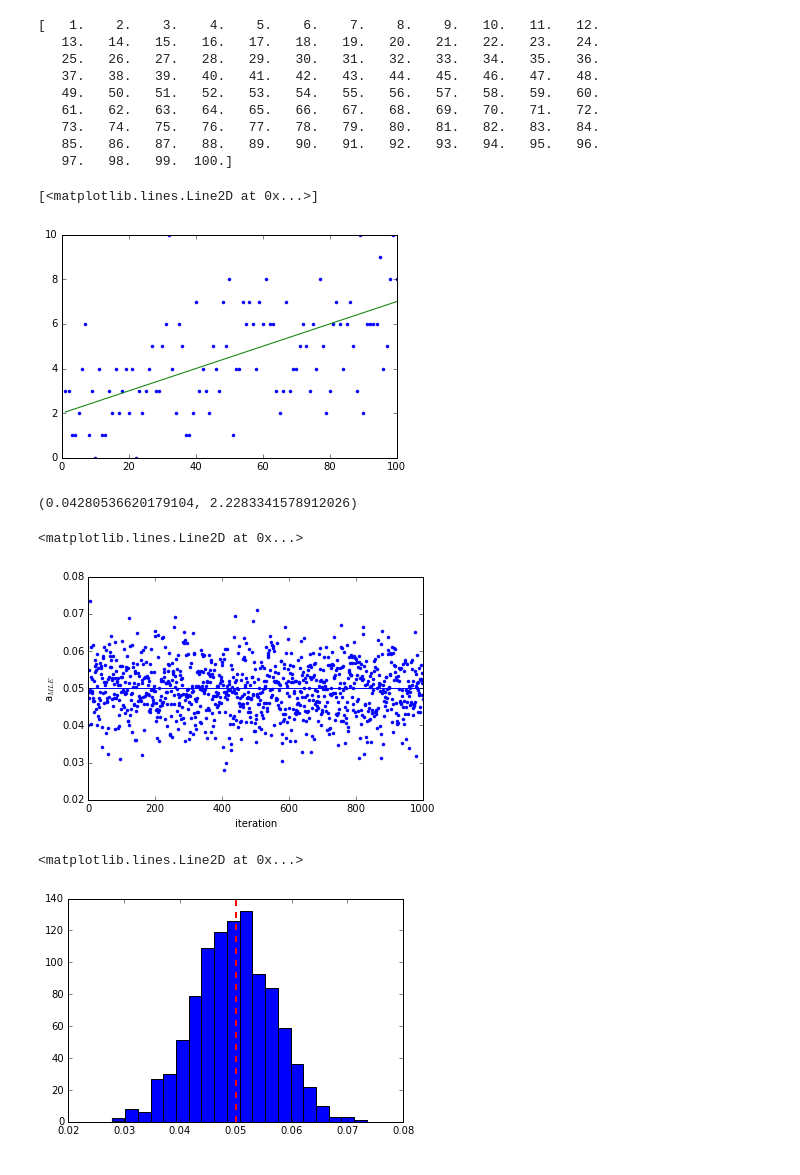
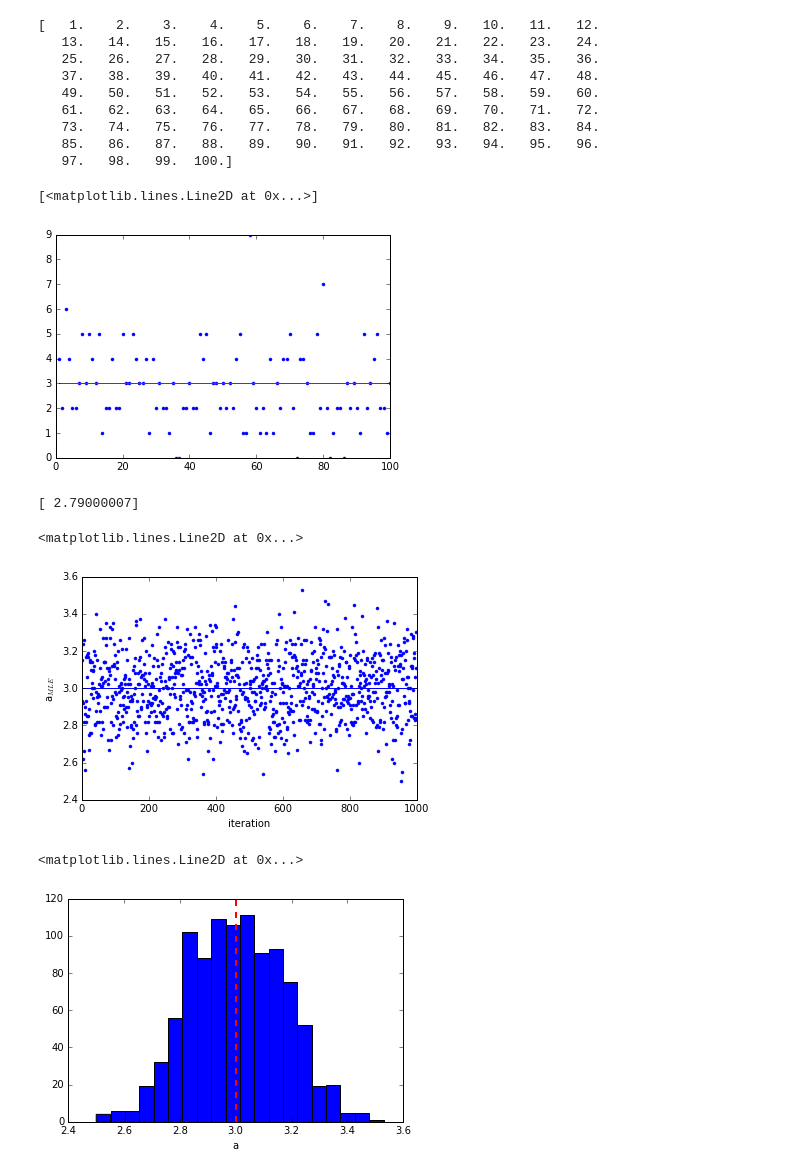
Before and after one commit to giacomov/fermi_school_like, a Jupyter notebook: Summer_school_2016.ipynb, the cells around one changed output. Drawn from its saved outputs; the diff is of its cells as text; code cells hidden in the pictures.

```diff
--- a/Summer_school_2016.ipynb
+++ b/Summer_school_2016.ipynb
@@ -35,10 +35,9 @@ print(xs)
 # Create a generative model (just a simple line ax + b)
 # Define its coefficients
 
-a_true = 0.05
-b_true = 2.0
+a_true = 3.0
 
-true_signal = Line(a_true, b_true)
+true_signal = Constant(a_true)
 
 # Use it as generative process
 
@@ -57,7 +56,7 @@ plt.plot(xs, data,'.')
 plt.plot(xs, true_signal(xs))
 # %% [output]
 [<matplotlib.lines.Line2D at 0x...>]
-[figure, old version]
+[figure, new version]
 # %%
 # Prepare a likelihood analysis
 
@@ -78,19 +76,19 @@ like = Likelihood(xs, data, model, noise_model)
 # %%
 # Find the Maximum Likelihood Estimate for our parameters:
 
-a_mle, b_mle = like.maximize()
+a_mle = like.maximize()
 
 # Print the MLE estimate. It should be close enough (but not exact. why?)
 
-print((a_mle, b_mle))
+print((a_mle))
 # %% [output]
-(0.04280536620179104, 2.2283341578912026)
+[ 2.79000007]
 # %%
 # Now repeat the whole analysis (from data generation on) a certain number of times
 
 # I prepared a convenience function to do that. Let's do it 1000 times
 
-many_a_mle, many_b_mle = like.generate_and_fit(data_generative_process, 1000)
+many_a_mle, = like.generate_and_fit(data_generative_process, 1000)
 
 # Now let's plot for example the maximum estimates for a
 
@@ -102,16 +100,16 @@ plt.xlabel("iteration")
 plt.axhline(a_true)
 # %% [output]
 <matplotlib.lines.Line2D at 0x...>
-[figure, old version]
+[figure, new version]
 # %%
 # We can make an histogram of the MLE estimates
 histogram = plt.hist(many_a_mle, 20)
-
+plt.xlabel("a")
 # plot the vertical like of the true value
 plt.axvline(a_true, color='red', lw=2, linestyle='--', zorder=100)
 # %% [output]
 <matplotlib.lines.Line2D at 0x...>
-[figure, old version]
+[figure, new version]
 # %%
 # So MLE is unbiased!
 
```
Also changed, not shown: parts of 5 cells of this notebook.
